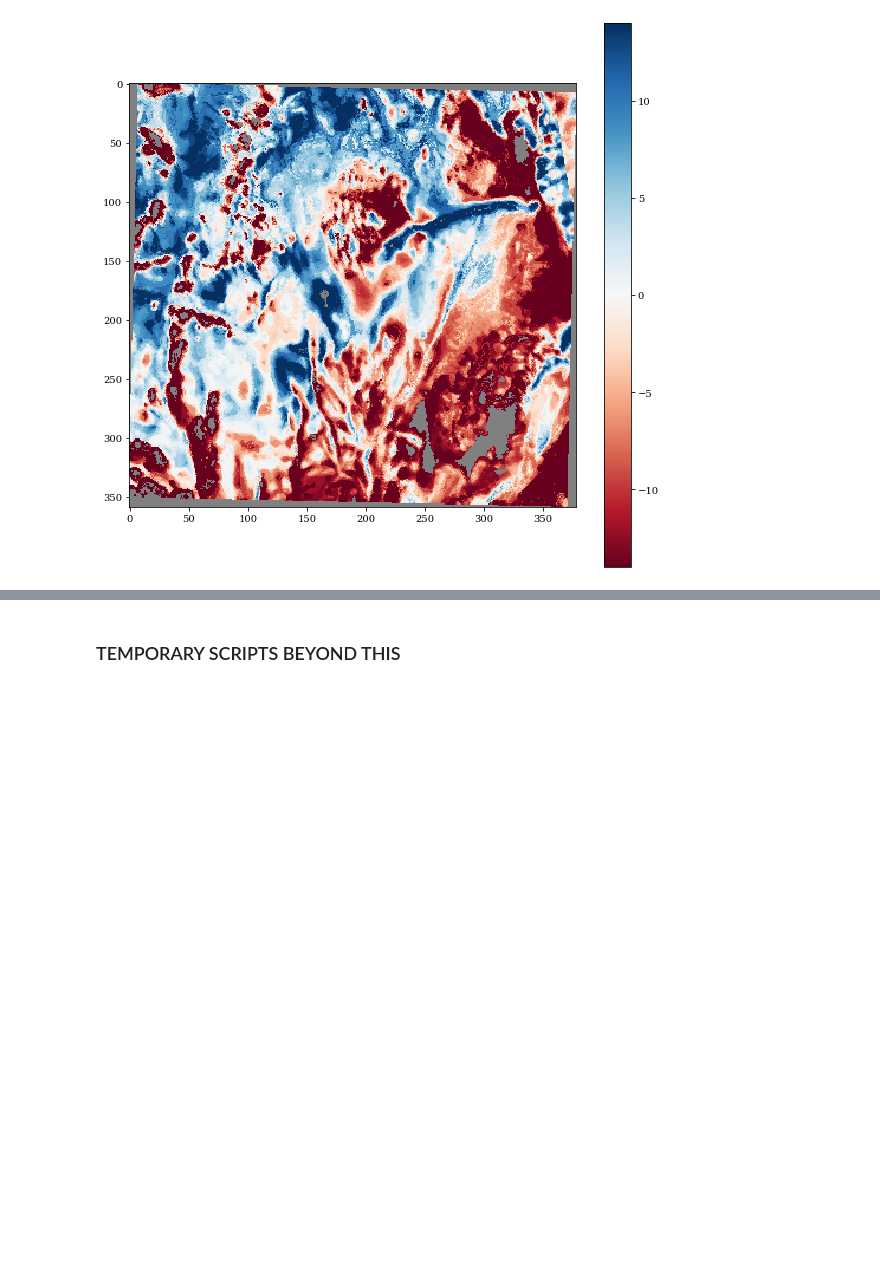
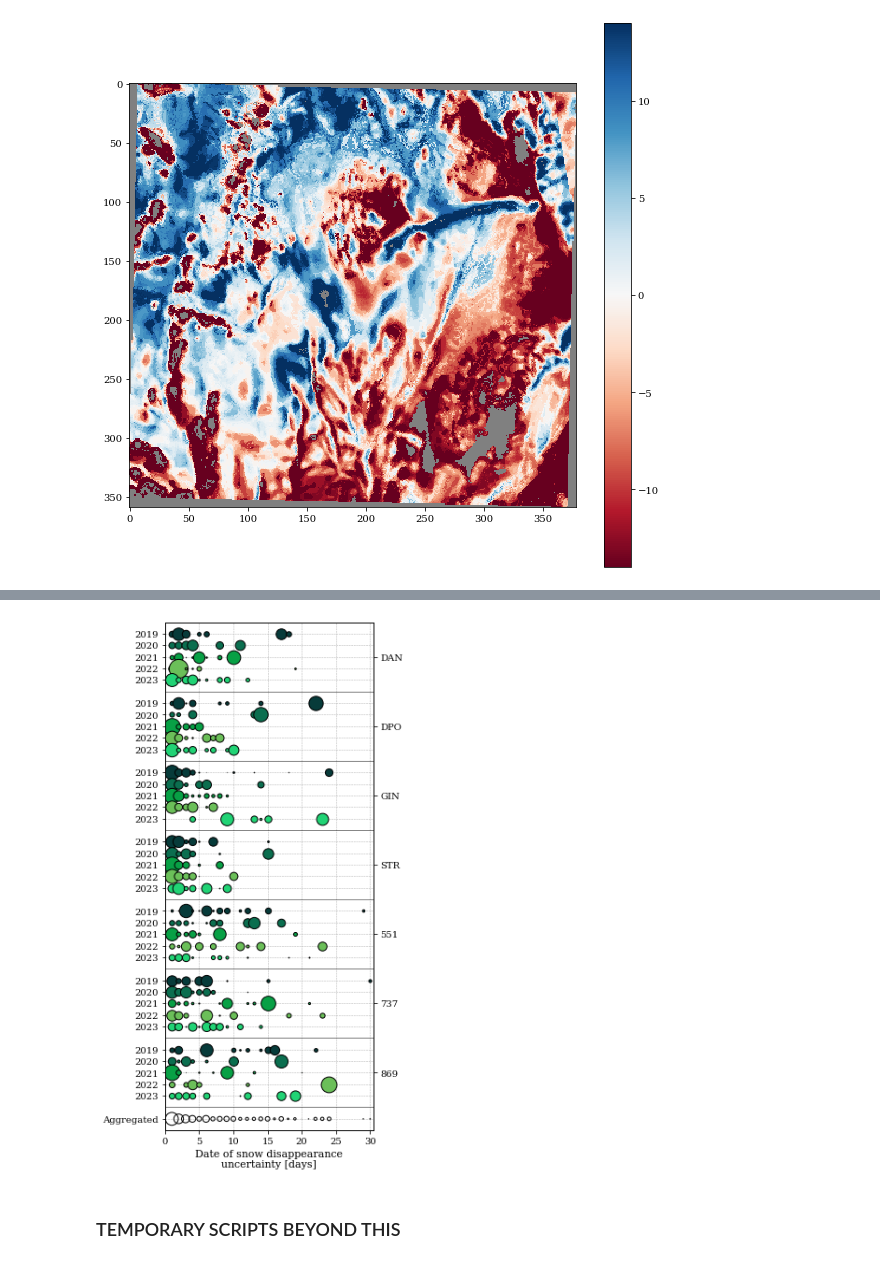
Before and after one commit to jupflug/CSDA_scripts, a Jupyter notebook: 3_process_DSD.ipynb, the cells around one changed output, grey strips where cells are left out. Drawn from its saved outputs; the diff is of its cells as text; code cells hidden in the pictures; blank space fills up the shorter version.

```diff
--- a/3_process_DSD.ipynb
+++ b/3_process_DSD.ipynb
@@ -418,3 +433,101 @@ np.save(data_direc+'/DSD_uncertain_saver.npy',dsd_uncertain_saver)
 # holder = xr.open_dataset(files[0])
 # holder['band_data'][0,:,:] = np.mean(dsd_anomaly_saver,axis=0)
 # holder['band_data'].rio.to_raster(data_direc+'averageDSD_anomaly.tif')
+# %%
+# probably restart the kernel
+import numpy as np
+import matplotlib.pyplot as plt
+
+plt.rcParams['font.family'] = 'DeJavu Serif'
+plt.rcParams['font.serif'] = ['Times New Roman']
+
+DOMIDs = ['DAN','DPO','GIN','STR','551','737','869']
+# cols = ['#758467','#819171','#9CAF88','#CBD5C0','#DFE6DA']
+# cols = ['#013220','#014421','#355E3B','#8A9A5B','#BCB88A']
+cols = ['#073B3A','#0B6E4F','#08A045','#6BBF59','#21D375']
+
+base_direc = '/Users/jpflug/Documents/Projects/cubesatReanaly/Data/Meadows/'
+
+loc_saver = []
+loc_saver_right = []
+# yrr_saver = np.empty(())
+yrr_saver = []
+fg,ax = plt.subplots(figsize=(4,10))
+axloc = 0
+
+gridCount = 0
+
+summUp = np.zeros(31)
+for DOMID in DOMIDs:
+    print(DOMID)
+    if DOMID == '737':
+        uncertainty = np.load(base_direc+DOMID+'/self_classified/SCA/DSD_uncertain_saver.npy')
+    elif DOMID == '869':
+        uncertainty = np.load(base_direc+DOMID+'/self_classified/SCA/DSD_uncertain_saver.npy')
+    elif DOMID == '551':
+        uncertainty = np.load(base_direc+DOMID+'/self_classified/SCA/DSD_uncertain_saver.npy')
+    else:
+        uncertainty = np.load(base_direc+DOMID+'/DSD_uncertain_saver.npy')
+    gridCount += len(uncertainty[uncertainty > 0])
+    if uncertainty.shape[0] < 5:
+        # yrr_saver = np.hstack((yrr_saver,np.array([2019,2020,2023])))
+        yrr_saver.append('2019')
+        yrr_saver.append('2020')
+        yrr_saver.append('2023')
+        cols_set = [cols[0],cols[1],cols[4]]
+        loc_saver_right.append(axloc+1)
+    else:
+        # yrr_saver = np.hstack((yrr_saver,np.array([2019,2020,2021,2022,2023])))
+        yrr_saver.append('2019')
+        yrr_saver.append('2020')
+        yrr_saver.append('2021')
+        yrr_saver.append('2022')
+        yrr_saver.append('2023')
+        cols_set = cols
+        loc_saver_right.append(axloc+1.5)
+    for yrr in np.arange(uncertainty.shape[0]):
+        axloc += 0.5
+        data = uncertainty[yrr,:,:]
+        unique_vals = np.unique(data)
+        unique_vals = unique_vals[unique_vals > 0]
+        lenn = len(data[data > 0])
+        for vall in unique_vals:
+            width  = (len(data[data == vall])/lenn)
+            if vall <= 30:
+                summUp[int(vall)] = summUp[int(vall)]+width
+            # ax.plot([vall,vall],[axloc-width,axloc+width])
+            ax.scatter(vall,axloc,width*500,c=cols_set[yrr],alpha=1,edgecolor='k',linewidth=1)
+            # ax.scatter(vall,axloc,width*500,c=cols[2],alpha=1,edgecolor='k',linewidth=1)
+        loc_saver.append(axloc)
+
+    ax.plot([0,35],[axloc+0.5,axloc+0.5],'-k',linewidth=0.5)
+
+    axloc += 0.5
+
+    # if DOMID == '737':
+    #     break
+
+        # break
+    # break
+
+loc_saver.append(21.5)
+yrr_saver.append('Aggregated')
+plt.scatter(np.arange(0,31),np.ones(31)*21.5,(summUp/np.sum(summUp))*750,c='none',edgecolor='k')
+ax.set_xlim([0,30.5])
+ax.set_yticks(loc_saver)
+ax.set_ylim([0,22])
+# ax.set_yticklabels(yrr_saver[1:].astype(int))
+ax.set_yticklabels(yrr_saver)
+ax.invert_yaxis()
+ax.set_xlabel('Date of snow disappearance\nuncertainty [days]',fontsize=11)
+ax.grid(True, which='both', linestyle='--', linewidth=0.5)
+ax.set_axisbelow(True)
+
+ax_right = ax.twinx()
+ax_right.set_ylim([0,22])
+ax_right.invert_yaxis()
+ax_right.set_yticks(loc_saver_right)
+ax_right.set_yticklabels(DOMIDs)
+
+# fg.savefig('/Users/jpflug/Documents/Projects/cubesatReanaly/ppts/figs/DSDuncertainty_aggFig.svg',format='svg',bbox_inches='tight',dpi=1200)
+# %% [output]
@@ -421,3 +548,4 @@ np.save(data_direc+'/DSD_uncertain_saver.npy',dsd_uncertain_saver)
+[figure, added]
 # %% [markdown]
 ### TEMPORARY SCRIPTS BEYOND THIS
 # %%
```
Also changed, not shown: parts of 17 cells of this notebook, 2 other files.
